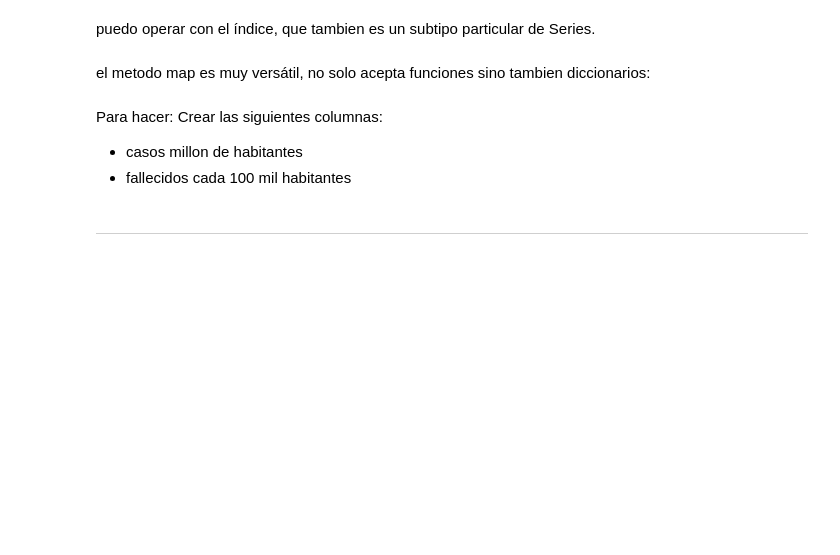
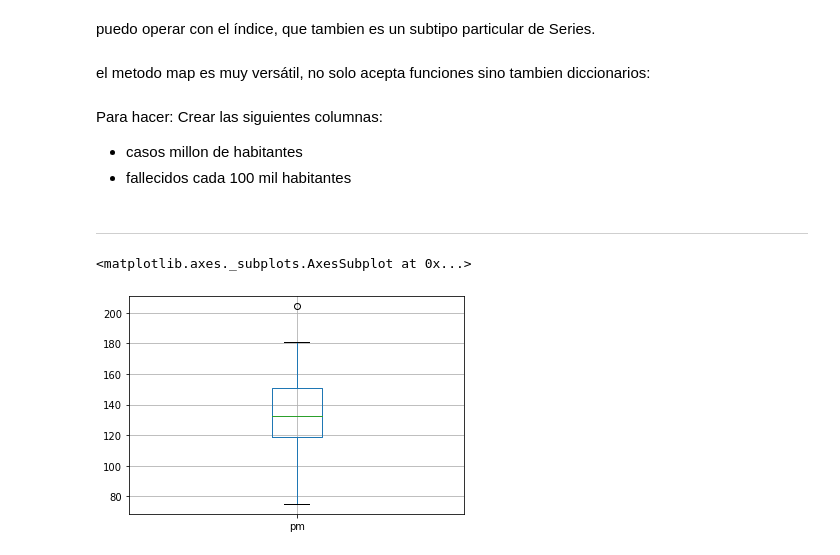
Before and after one commit to Ferorti/escuela2021, a Jupyter notebook: clases/clase_xx_pandas.ipynb, the cells around one changed output. Drawn from its saved outputs; the diff is of its cells as text; code cells hidden in the pictures; blank space fills up the shorter version.

```diff
--- a/clases/clase_xx_pandas.ipynb
+++ b/clases/clase_xx_pandas.ipynb
@@ -155,7 +179,7 @@ El siguiente comando descarga el archivo
 # %%
 !head america.csv
 # %%
-df = pd.read_csv('america.csv', index_col='pais') # Por que no pongo el sep=',' ?
+df = pd.read_csv('../data/america.csv', index_col='pais') # Por que no pongo el sep=',' ?
 # %% [markdown]
 Realicemos un primer ańalsis exploratorio sobre esta tabla.
 
@@ -352,3 +376,8 @@ sudamerica['casos_por_millon'] = sudamerica['casos_totales'] / sudamerica['pobla
 sudamerica['fallecidos_por_cienmil'] = sudamerica.fallecidos / sudamerica.poblacion * 100_000
 # %%
 sudamerica
+# %%
+df.boxplot()
+# %% [output]
+<matplotlib.axes._subplots.AxesSubplot at 0x...>
+[figure, added]
```
Also changed, not shown: parts of 5 cells of this notebook, 3 other files.
